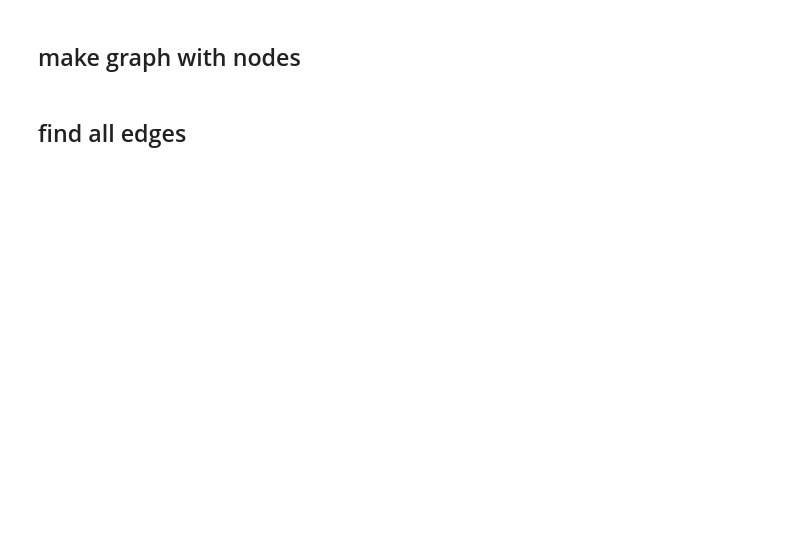
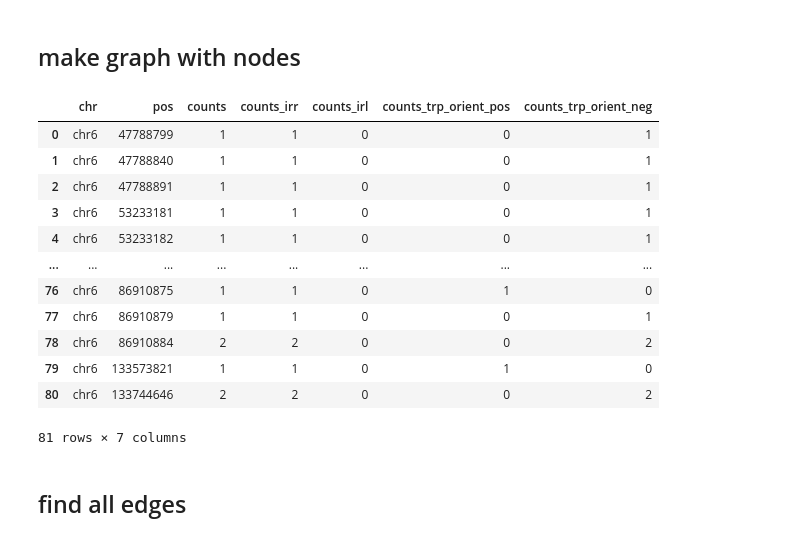
Before and after one commit to RogersLabGroup/NetCIS, a Jupyter notebook: notebooks/create_graph_edges.ipynb, the cells around one changed output. Cells and saved outputs as stored; diff of their text form; code cells hidden in the pictures; blank space fills up the shorter version.

```diff
--- a/notebooks/create_graph_edges.ipynb
+++ b/notebooks/create_graph_edges.ipynb
@@ -45,7 +60,7 @@ inserts_df = concat(insert_list, ignore_index=True)
 # %%
 # separate data into case/controls
-insert_case = inserts_df[inserts_df["tumor type"] == "S"]
-insert_control = inserts_df[inserts_df["tumor type"] != "S"]
+insert_case = inserts_df[inserts_df["tissue"] == "S"]
+insert_control = inserts_df[inserts_df["tissue"] != "S"]
 
 # get all chromosomes to separate further the case/controls dataframes
 chrom_list = np.unique(inserts_df["chr"].to_numpy())
@@ -224,3 +209,41 @@ for i in range(len(insertion_nodes)):
+# %%
+chrom_df = insert_control_chrom.copy()
+
+
+
+G = nx.Graph()
+
+# get counts for library and tpn orientation
+chrom_df.insert(4, "counts_irr", np.where(chrom_df['library'] == 'IRR', 1, 0))
+chrom_df.insert(5, "counts_irl", np.where(chrom_df['library'] == 'IRL', 1, 0))
+chrom_df.insert(6, "counts_trp_orient_pos", np.where(chrom_df['tpn_promoter_orient'] == '+', 1, 0))
+chrom_df.insert(7, "counts_trp_orient_neg", np.where(chrom_df['tpn_promoter_orient'] == '-', 1, 0))
+insertion_nodes = chrom_df.groupby(by=['chr', 'pos'], as_index=False, dropna=False)[["counts_irr", "counts_irl", "counts_trp_orient_pos", "counts_trp_orient_neg"]].sum()
+insertion_nodes.insert(2, "counts", chrom_df.groupby(by=['chr', 'pos'], as_index=False, dropna=False)['read_name'].count().pop('read_name'))
+display(insertion_nodes)
+
+
+# TODO: for some reason there are few insertions that occur both in IRR and IRL.
+# Why is that and does this change with the new preprocessing scripts?
+# both_libs = insertion_nodes[ (insertion_nodes['count_irl'] != 0) & (insertion_nodes['count_irr'] != 0) ]
+
+
+# add nodes and edges to graph
+G.add_nodes_from(add_nodes(insertion_nodes))
+# %% [output]
+|  | chr | pos | counts | counts_irr | counts_irl | counts_trp_orient_pos | counts_trp_orient_neg |
+| 0 | chr6 | 47788799 | 1 | 1 | 0 | 0 | 1 |
+| 1 | chr6 | 47788840 | 1 | 1 | 0 | 0 | 1 |
+| 2 | chr6 | 47788891 | 1 | 1 | 0 | 0 | 1 |
+| 3 | chr6 | 53233181 | 1 | 1 | 0 | 0 | 1 |
+| 4 | chr6 | 53233182 | 1 | 1 | 0 | 0 | 1 |
+| ... | ... | ... | ... | ... | ... | ... | ... |
+| 76 | chr6 | 86910875 | 1 | 1 | 0 | 1 | 0 |
+| 77 | chr6 | 86910879 | 1 | 1 | 0 | 0 | 1 |
+| 78 | chr6 | 86910884 | 2 | 2 | 0 | 0 | 2 |
+| 79 | chr6 | 133573821 | 1 | 1 | 0 | 1 | 0 |
+| 80 | chr6 | 133744646 | 2 | 2 | 0 | 0 | 2 |
+81 rows × 7 columns
 # %% [markdown]
 ## find all edges
 # %%
```
Also changed, not shown: parts of 18 cells of this notebook, 7 other files.
